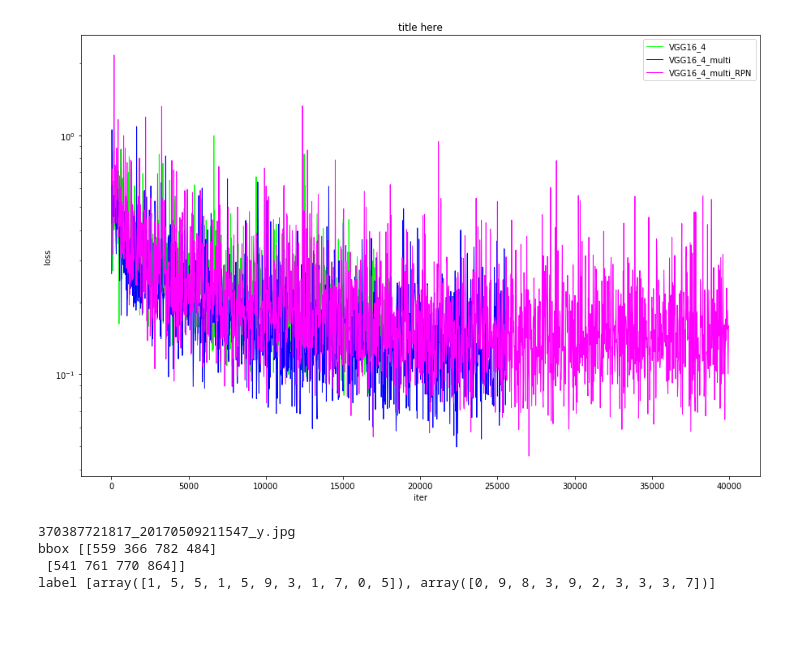
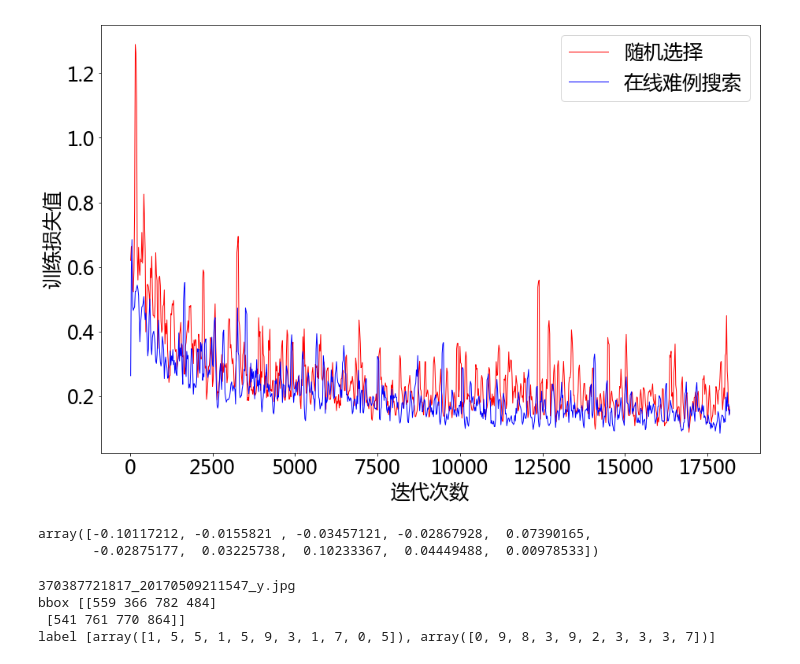
Before and after one commit to ShengYg/express, a Jupyter notebook: express.ipynb, the cells around one changed output. Saved outputs shown, nothing was run; the diff lists cells and outputs as text; code cells hidden in the pictures; blank space fills up the shorter version.

```diff
--- a/express.ipynb
+++ b/express.ipynb
@@ -1,48 +1,81 @@
 # %%
 # python parse_log.py ??? ./
+import matplotlib
 import matplotlib.pyplot as plt
 import random
 import numpy as np
 
 def load_data(data_file, field_idx):
     data = [[] for _ in range(len(field_idx))]
     with open(data_file, 'r') as f:
         for line in f:
             line = line.strip()
             if line[0].isdigit():
                 fields = line.split(',')
                 for item in range(len(field_idx)):
                     data[item].append(float(fields[field_idx[item]].strip()))
     return data
 
-color = [[1,0,0], [0,1,0], [0,0,1], [1,0,1]]
-label = ['VGG16_3', 'VGG16_4', 'VGG16_4_multi', 'VGG16_4_multi_RPN']
+def k_ave(arr, k):
+    ret = []
+    for i in range(k/2):
+        ret.append(arr[i])
+    for i in range(k/2, arr.shape[0]-k/2):
+        ret.append(np.mean(arr[i-1:i+2]))
+    for i in range(arr.shape[0]-k/2, arr.shape[0]):
+        ret.append(arr[i])
+    return ret
+
+matplotlib.rcParams.update({'font.size': 25})
+plt.rcParams['font.sans-serif']=['Microsoft YaHei']
+color = [[1,0,0], [0,0,1], [1,0,1],[1,1,1]]
+label = [ u'随机选择', u'在线难例搜索']
 
 plt.figure()
 plt.rcParams["figure.figsize"] = [15,10]
-plt.title('title here')
-plt.xlabel('iter')
-plt.ylabel('loss')
-plt.yscale('log')
+# plt.title(u'不同网络的训练损失值比较')
+plt.xlabel(u'迭代次数')
+plt.ylabel(u'训练损失值')
+# plt.yscale('log')
 
 
+def random_process(data):
+    temp = np.zeros(data.shape)
+    for i in range(500):
+        temp[i] = 0.1*np.exp(-i/721.0)
+    for i in range(500, data.shape[0]):
+        temp[i] = 0.05
+    rd = 0.05*np.random.randn(*data.shape)
+    return data
 
-path_to_log_list = ['express_train_VGG16_3_.txt.2019-02-21_10-26-44.train',
-                   'express_train_VGG16_4_.txt.2019-02-21_14-01-22.train',
-                   'express_train_VGG16_4_multi_.txt.2019-02-21_16-22-38.train',
-                   'express_train_VGG16_4_multi_RPN_.txt.2019-02-21_20-23-24.train']
+path_to_log_list = ['express_train_VGG16_4_multi_.txt.2019-02-21_20-23-24.train',
+                   'express_train_VGG16_4_multi_roi_.txt.2019-02-21_16-22-38.train',
+                   ]
 
 path_to_log_list = ['/home/sheng/code/express/temp/'+item for item in path_to_log_list]
-for i in [1,2,3]:
+for i in [0,1]:
+    ave_data = []
     data = load_data(path_to_log_list[i], [0,3,4,5,6])
-    data = np.array(data)
+    data = np.array(data)[:,:909]
     data = np.vstack((data[0], np.sum(data[1:,:], axis=0)))
-    plt.plot(data[0], data[1], label = label[i], color = color[i], linewidth = 1)
+    if i == 1:
+        temp = random_process(data[1])
+        ave_data = k_ave(temp, 3)
+    else:
+        ave_data = k_ave(data[1], 3)
+    plt.plot(data[0], ave_data, label = label[i], color = color[i], linewidth = 1)
 
 plt.legend(loc='upper right')
+plt.savefig('./temp_pic/00.png',bbox_inches='tight', pad_inches = 0)
 plt.show()
 # %% [output]
-[figure, old version]
+[figure, new version]
+# %%
+
+0.05*np.random.randn(10)
+# %% [output]
+array([-0.10117212, -0.0155821 , -0.03457121, -0.02867928,  0.07390165,
+       -0.02875177,  0.03225738,  0.10233367,  0.04449488,  0.00978533])
 # %%
 ## train gt_roidb
 import cPickle
```
Also changed, not shown: parts of 13 cells of this notebook, 20 other files.
